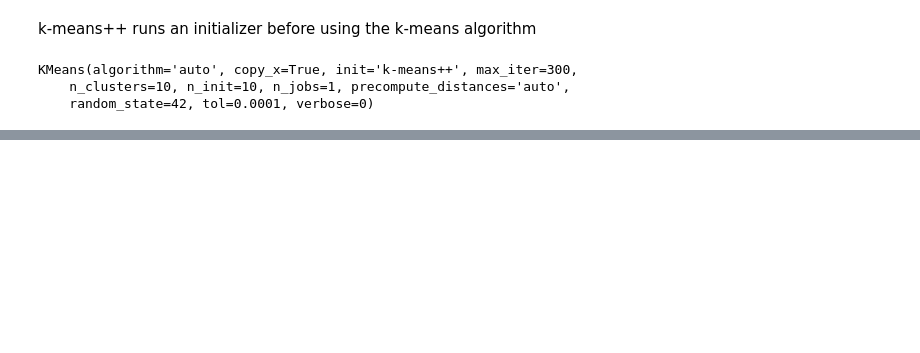
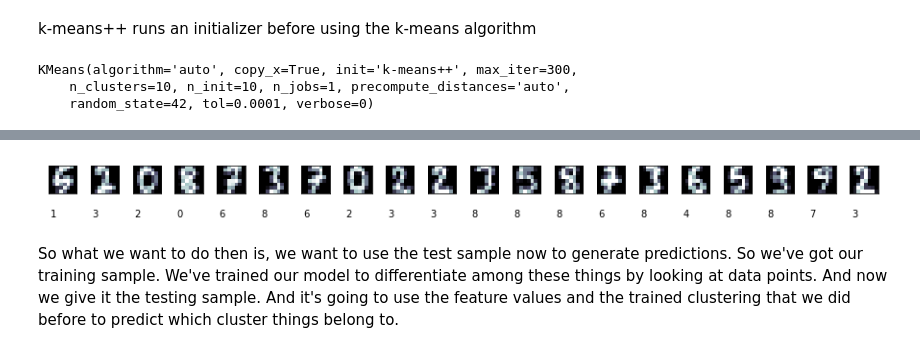
Before and after one commit to VSerpak/BAMM.101x-Analytics-in-Python, a Jupyter notebook: _Bamm_101_All_Notebooks/_11_BAMM_101_W_12_k-means_clustering.ipynb, the cells around one changed output, grey strips where cells are left out. Cells and saved outputs as stored; diff of their text form; code cells hidden in the pictures; blank space fills up the shorter version.

```diff
--- a/_Bamm_101_All_Notebooks/_11_BAMM_101_W_12_k-means_clustering.ipynb
+++ b/_Bamm_101_All_Notebooks/_11_BAMM_101_W_12_k-means_clustering.ipynb
@@ -209,8 +233,16 @@ print_digits(digits.images, digits.target, max_n=19)
 # %%
 from sklearn.model_selection import train_test_split
 
-X_train,X_test,y_train,y_test,images_train,images_test = train_test_split(
-    data,digits.target,digits.images,test_size=0.25,random_state=42)
+X_train,
+X_test,
+y_train,
+y_test,
+images_train,
+images_test = train_test_split(data,
+                               digits.target,
+                               digits.images,
+                               test_size=0.25,
+                               random_state=42)
 
 n_samples,n_features = X_train.shape
 n_digits = len(np.unique(y_train))
@@ -281,0 +315,14 @@ array([[[  0.,   0.,   2., ...,  16.,  11.,   0.],
+# %%
+print_digits(images_train,clf.labels_,max_n=20)
+# %% [output]
+[figure, added]
+# %% [markdown]
+So what we want to do then is, we
+want to use the test sample now to generate predictions.
+So we've got our training sample.
+We've trained our model to differentiate
+among these things by looking at data points.
+And now we give it the testing sample.
+And it's going to use the feature values and the trained
+clustering that we did before to predict
+which cluster things belong to.
```
Also changed, not shown: parts of 31 cells of this notebook, 1 other file.
